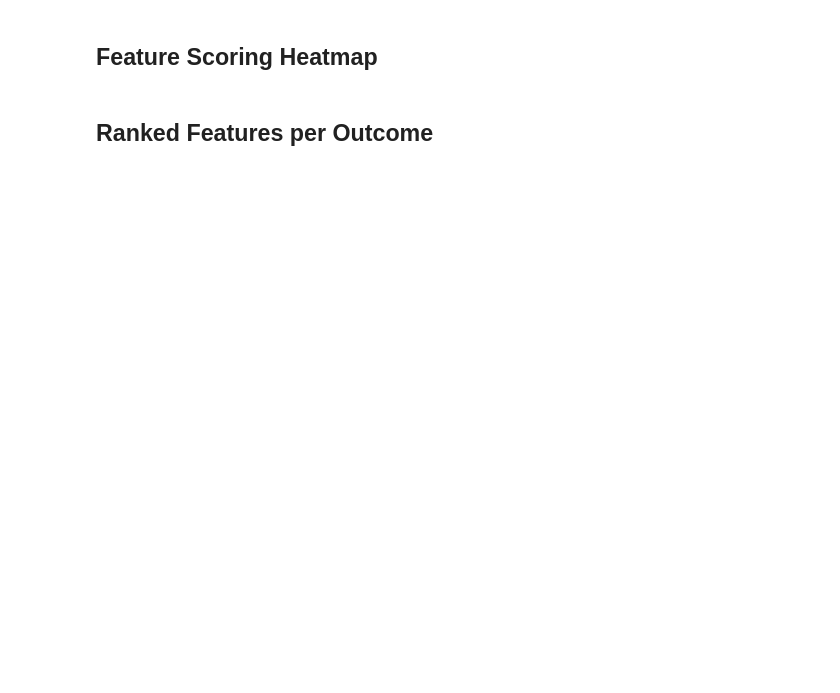
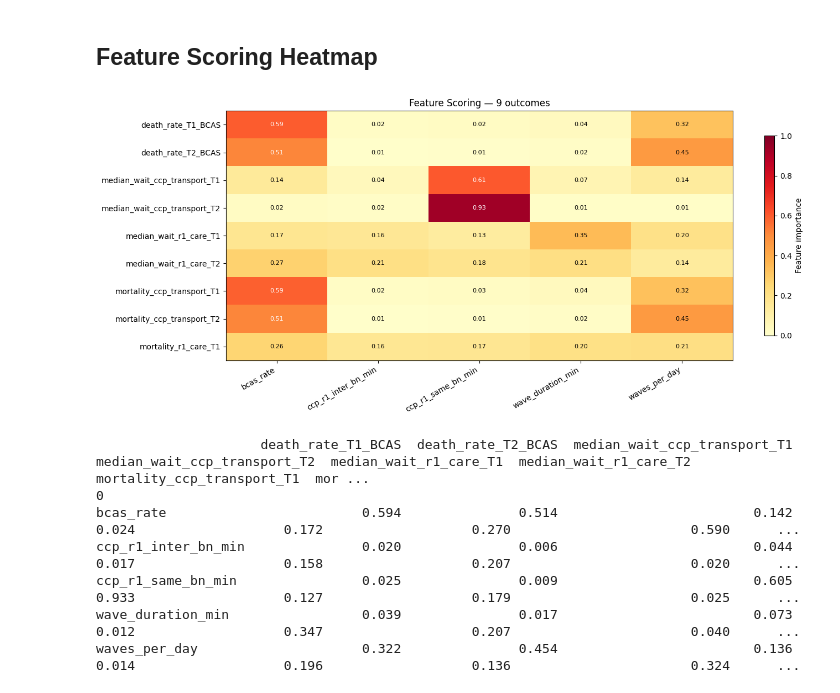
Before and after one commit to EliaTaverna/MENS---Medical-Evacuation-Network-Simulator, a Jupyter notebook: analysis_notebooks/multi_run_analysis/outcome_vs_uncertainty/phase_1_(1rq)/2_btg/sobol_prim/feature_scoring_fac.ipynb, the cells around one changed output. Saved outputs shown, nothing was run; the diff lists cells and outputs as text; code cells hidden in the pictures; blank space fills up the shorter version.

Commit message:
Fix all feature scoring and Sobol label bugs, remove broken ranked cells

```diff
--- a/analysis_notebooks/multi_run_analysis/outcome_vs_uncertainty/phase_1_(1rq)/2_btg/sobol_prim/feature_scoring_fac.ipynb
+++ b/analysis_notebooks/multi_run_analysis/outcome_vs_uncertainty/phase_1_(1rq)/2_btg/sobol_prim/feature_scoring_fac.ipynb
@@ -39,27 +42,34 @@ y = sub[OUTCOMES]
 ## Feature Scoring Heatmap
 # %%
 scores = feature_scoring.get_feature_scores_all(x, y)
-scored_outcomes = scores.index.tolist()
-scored_uncertainties = scores.columns.tolist()
+scored_uncertainties = scores.index.tolist()
+scored_outcomes = scores.columns.tolist()
 
 fig, ax = plt.subplots(figsize=(14, max(6, len(scored_outcomes) * 0.5)))
-im = ax.imshow(scores.values, cmap="YlOrRd", aspect="auto", vmin=0, vmax=1)
+im = ax.imshow(scores.values.T, cmap="YlOrRd", aspect="auto", vmin=0, vmax=1)
 ax.set_xticks(range(len(scored_uncertainties)))
 ax.set_xticklabels(scored_uncertainties, rotation=30, ha="right")
 ax.set_yticks(range(len(scored_outcomes)))
 ax.set_yticklabels(scored_outcomes)
 ax.set_title(f"Feature Scoring — {len(scored_outcomes)} outcomes")
 
 for i in range(len(scored_outcomes)):
     for j in range(len(scored_uncertainties)):
-        v = scores.values[i, j]
+        v = scores.values.T[i, j]
         ax.text(j, i, f"{v:.2f}", ha="center", va="center", fontsize=8,
                 color="white" if v > 0.5 else "black")
 
 plt.colorbar(im, ax=ax, shrink=0.8, label="Feature importance")
 plt.tight_layout()
 plt.show()
 
 print(scores.to_string(float_format="%.3f"))
+# %% [output]
+[figure, added]
+                     death_rate_T1_BCAS  death_rate_T2_BCAS  median_wait_ccp_transport_T1  median_wait_ccp_transport_T2  median_wait_r1_care_T1  median_wait_r1_care_T2  mortality_ccp_transport_T1  mor ...
+0
+bcas_rate                         0.594               0.514                         0.142                         0.024                   0.172                   0.270                       0.590      ...
+ccp_r1_inter_bn_min               0.020               0.006                         0.044                         0.017                   0.158                   0.207                       0.020      ...
+ccp_r1_same_bn_min                0.025               0.009                         0.605                         0.933                   0.127                   0.179                       0.025      ...
+wave_duration_min                 0.039               0.017                         0.073                         0.012                   0.347                   0.207                       0.040      ...
+waves_per_day                     0.322               0.454                         0.136                         0.014                   0.196                   0.136                       0.324      ...
-# %% [markdown]
-## Ranked Features per Outcome
```
Also changed, not shown: parts of 2 cells of this notebook, 28 other files.
